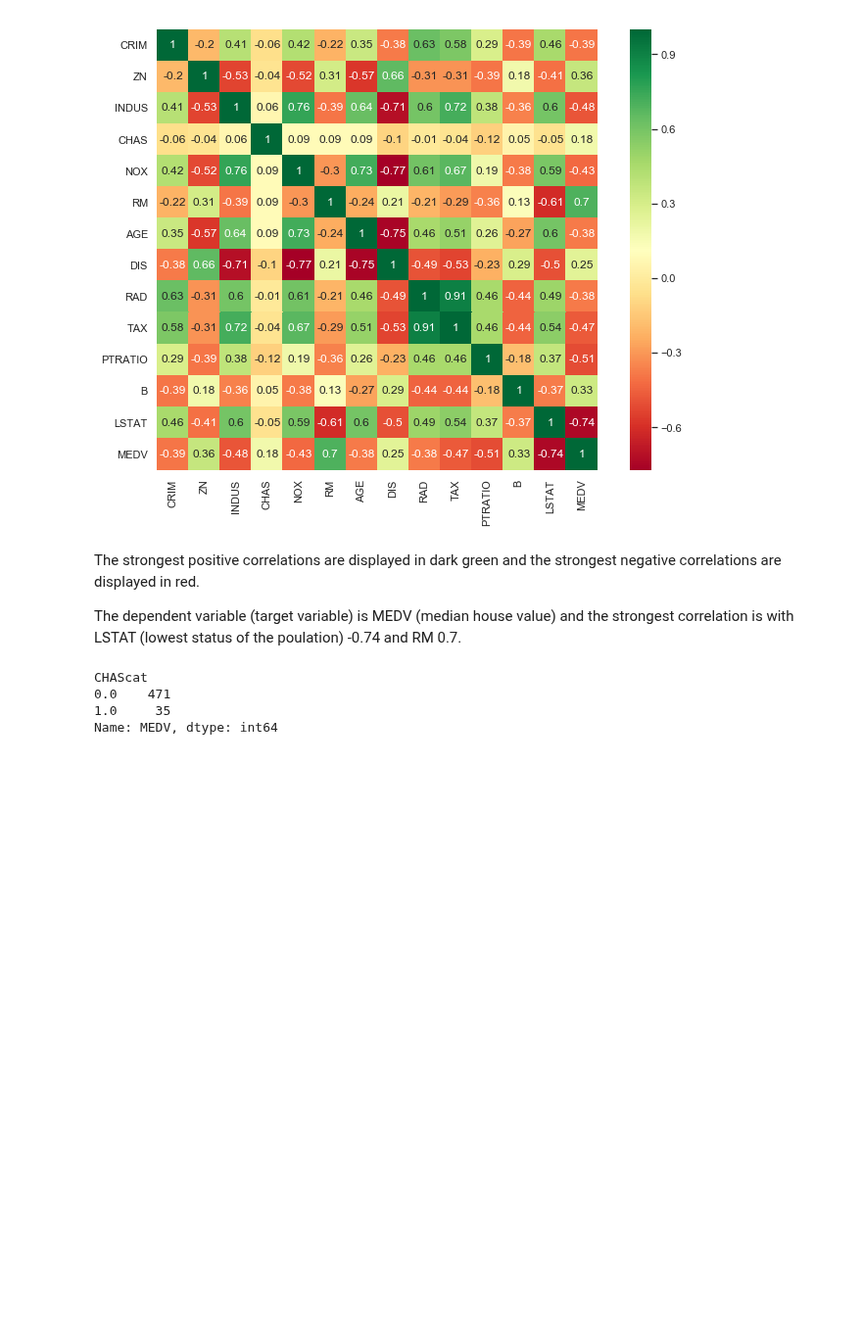
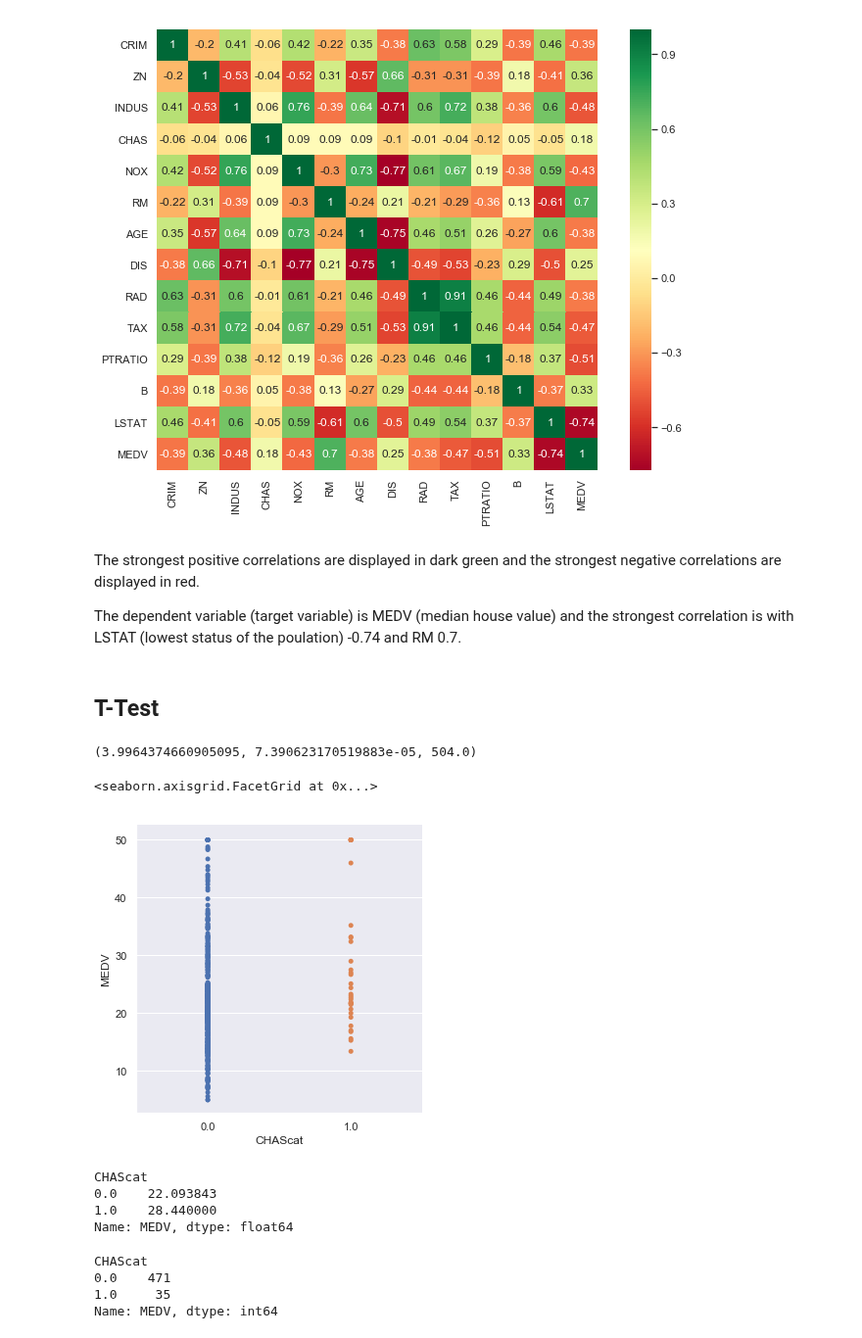
Before and after one commit to donalcarr/Machine-Learning-Assessment-2019, a Jupyter notebook: Machine Learning - Boston Housing Dataset.ipynb, the cells around one changed output. Shown at 98% size. Saved outputs shown, nothing was run; the diff lists cells and outputs as text; code cells hidden in the pictures; blank space fills up the shorter version.

Commit message:
Ttest and distribution comparison

```diff
--- a/Machine Learning - Boston Housing Dataset.ipynb
+++ b/Machine Learning - Boston Housing Dataset.ipynb
@@ -111,0 +125,2 @@ boston["CHAScat"] = boston["CHAS"].astype('category')
+# %% [markdown]
+## T-Test
@@ -112,3 +129,19 @@ boston["CHAScat"] = boston["CHAS"].astype('category')
+# %%
+ws.ttest_ind(boston[boston['CHAScat'] == 1]['MEDV'],boston[boston['CHAScat'] == 0]['MEDV'])
+# %% [output]
+(3.9964374660905095, 7.390623170519883e-05, 504.0)
+# %%
+sns.catplot(x='CHAScat', y='MEDV', jitter=False, data=boston)
+# %% [output]
+<seaborn.axisgrid.FacetGrid at 0x...>
+[figure, added]
+# %%
+boston.groupby('CHAScat')['MEDV'].mean()
+# %% [output]
+CHAScat
+0.0    22.093843
+1.0    28.440000
+Name: MEDV, dtype: float64
 # %%
 boston.groupby('CHAScat')['MEDV'].count()
 # %% [output]
```
Also changed, not shown: parts of 16 cells of this notebook.
